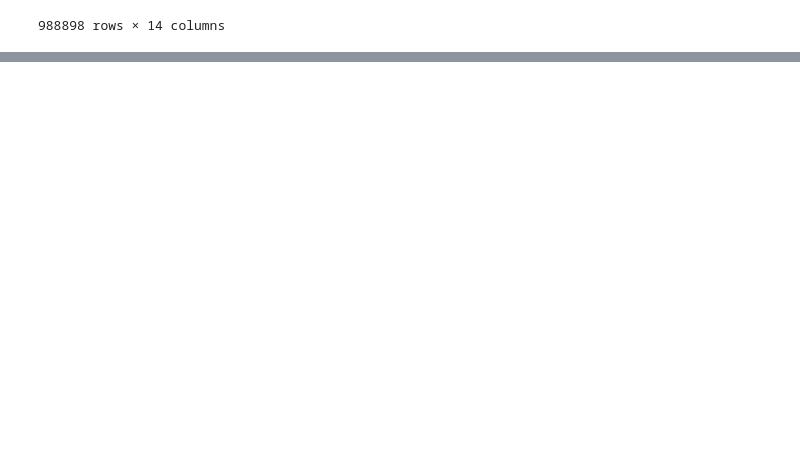
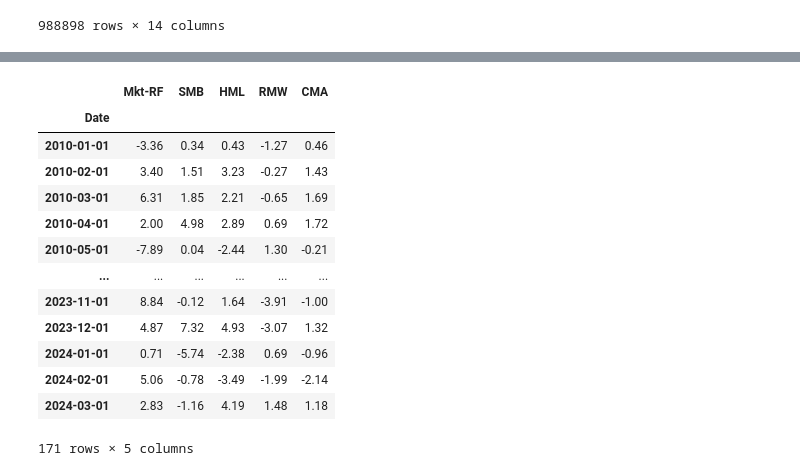
Before and after one commit to niccholasw/AiQuantTradingProject, a Jupyter notebook: Main.ipynb, the cells around one changed output, grey strips where cells are left out. Saved outputs shown, nothing was run; the diff lists cells and outputs as text; code cells hidden in the pictures; blank space fills up the shorter version.

Commit message:
Added fama-french factors

```diff
--- a/Main.ipynb
+++ b/Main.ipynb
@@ -108,0 +155,25 @@ data
+# %%
+# Download Fama-French factors and calculate rolling factor betas
+
+factor_data = web.DataReader('F-F_Research_Data_5_Factors_2x3',
+                               'famafrench',
+                               start='2010')[0].drop('RF', axis=1)
+
+factor_data.index = factor_data.index.to_timestamp()
+
+factor_data
+# %% [output]
+|  | Mkt-RF | SMB | HML | RMW | CMA |
+| Date |  |  |  |  |  |
+| 2010-01-01 | -3.36 | 0.34 | 0.43 | -1.27 | 0.46 |
+| 2010-02-01 | 3.40 | 1.51 | 3.23 | -0.27 | 1.43 |
+| 2010-03-01 | 6.31 | 1.85 | 2.21 | -0.65 | 1.69 |
+| 2010-04-01 | 2.00 | 4.98 | 2.89 | 0.69 | 1.72 |
+| 2010-05-01 | -7.89 | 0.04 | -2.44 | 1.30 | -0.21 |
+| ... | ... | ... | ... | ... | ... |
+| 2023-11-01 | 8.84 | -0.12 | 1.64 | -3.91 | -1.00 |
+| 2023-12-01 | 4.87 | 7.32 | 4.93 | -3.07 | 1.32 |
+| 2024-01-01 | 0.71 | -5.74 | -2.38 | 0.69 | -0.96 |
+| 2024-02-01 | 5.06 | -0.78 | -3.49 | -1.99 | -2.14 |
+| 2024-03-01 | 2.83 | -1.16 | 4.19 | 1.48 | 1.18 |
+171 rows × 5 columns
```
Also changed, not shown: parts of 3 cells of this notebook.
